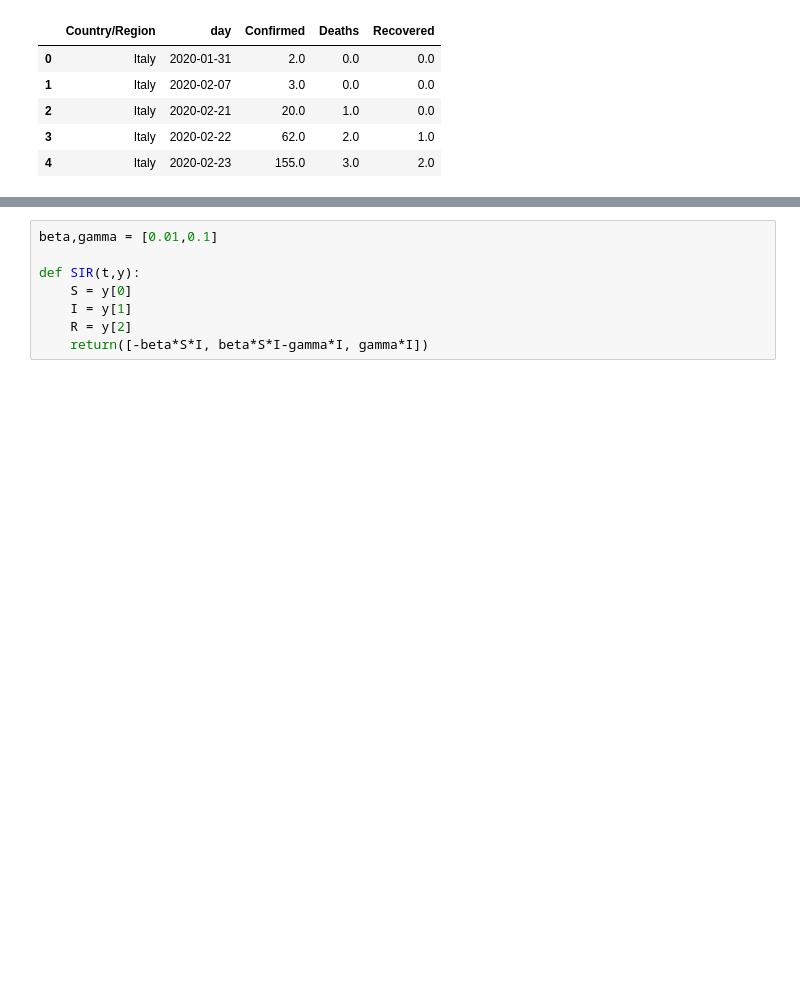
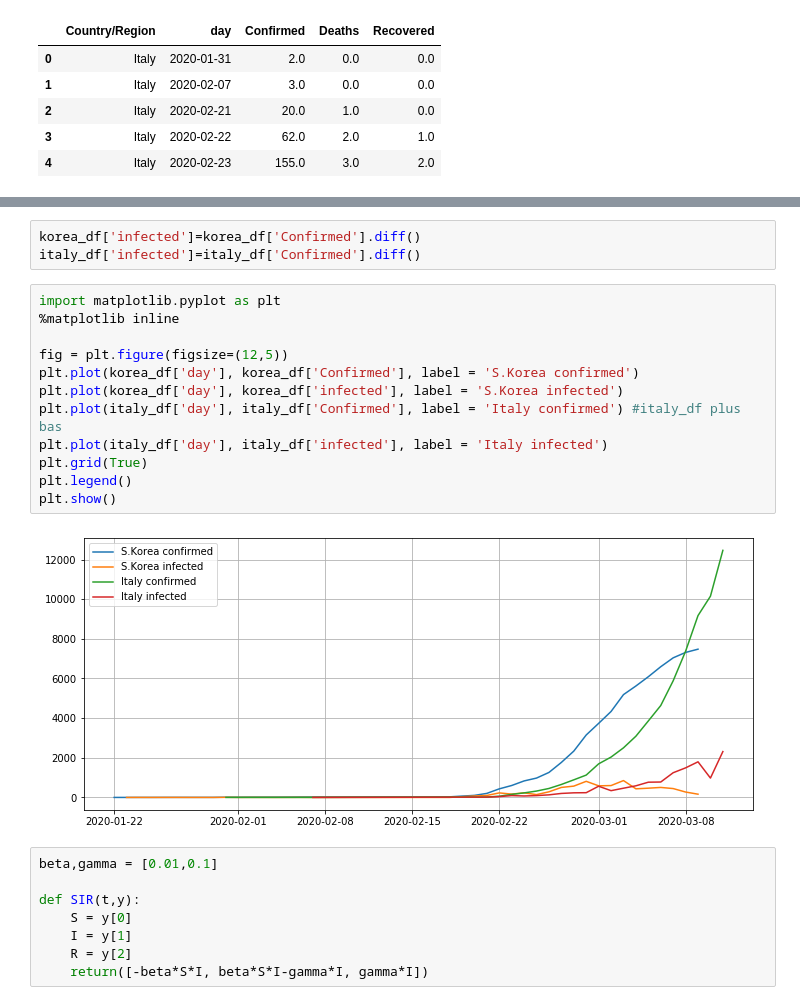
Before and after one commit to vincentdecuttoli/coronav, a Jupyter notebook: notebooks/modelisation.ipynb, the cells around one changed output, grey strips where cells are left out. Cells and saved outputs as stored; diff of their text form; blank space fills up the shorter version.

```diff
--- a/notebooks/modelisation.ipynb
+++ b/notebooks/modelisation.ipynb
@@ -136,3 +150,20 @@ italy_df.head()
+# %%
+korea_df['infected']=korea_df['Confirmed'].diff()
+italy_df['infected']=italy_df['Confirmed'].diff()
+# %%
+import matplotlib.pyplot as plt
+%matplotlib inline
+
+fig = plt.figure(figsize=(12,5))
+plt.plot(korea_df['day'], korea_df['Confirmed'], label = 'S.Korea confirmed')
+plt.plot(korea_df['day'], korea_df['infected'], label = 'S.Korea infected')
+plt.plot(italy_df['day'], italy_df['Confirmed'], label = 'Italy confirmed') #italy_df plus bas
+plt.plot(italy_df['day'], italy_df['infected'], label = 'Italy infected')
+plt.grid(True)
+plt.legend()
+plt.show()
+# %% [output]
+[figure, added]
 # %%
 beta,gamma = [0.01,0.1]
 
```
Also changed, not shown: parts of 28 cells of this notebook, 1 other file.
